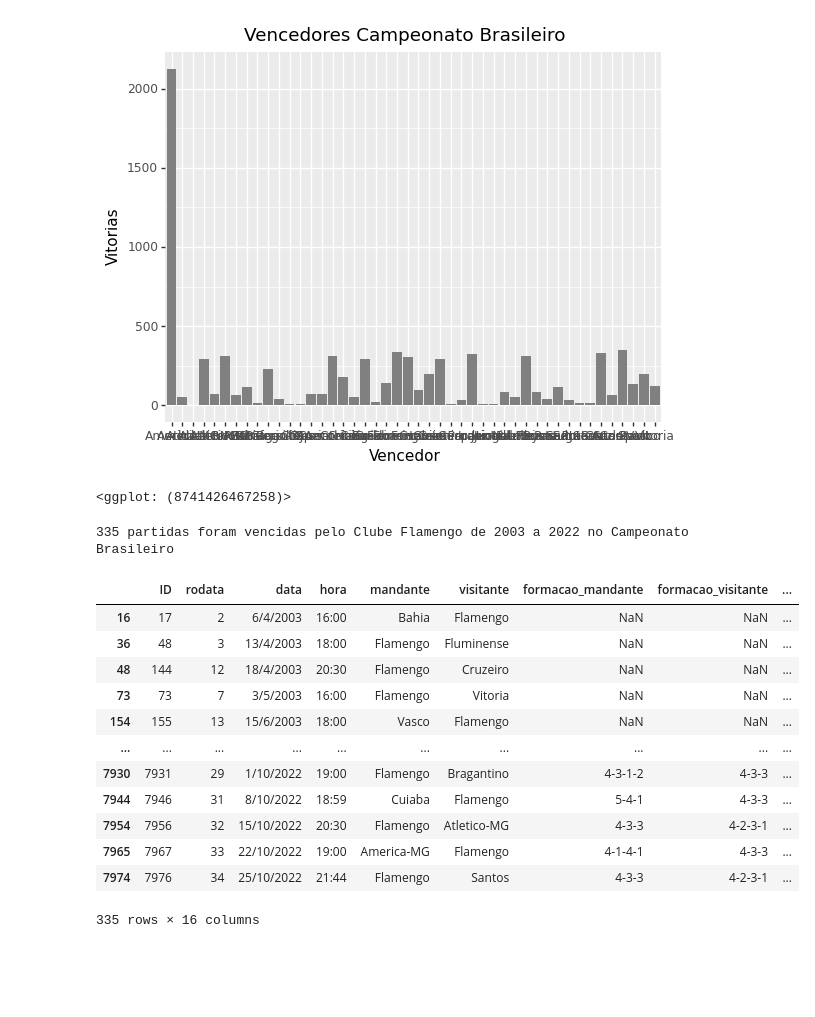
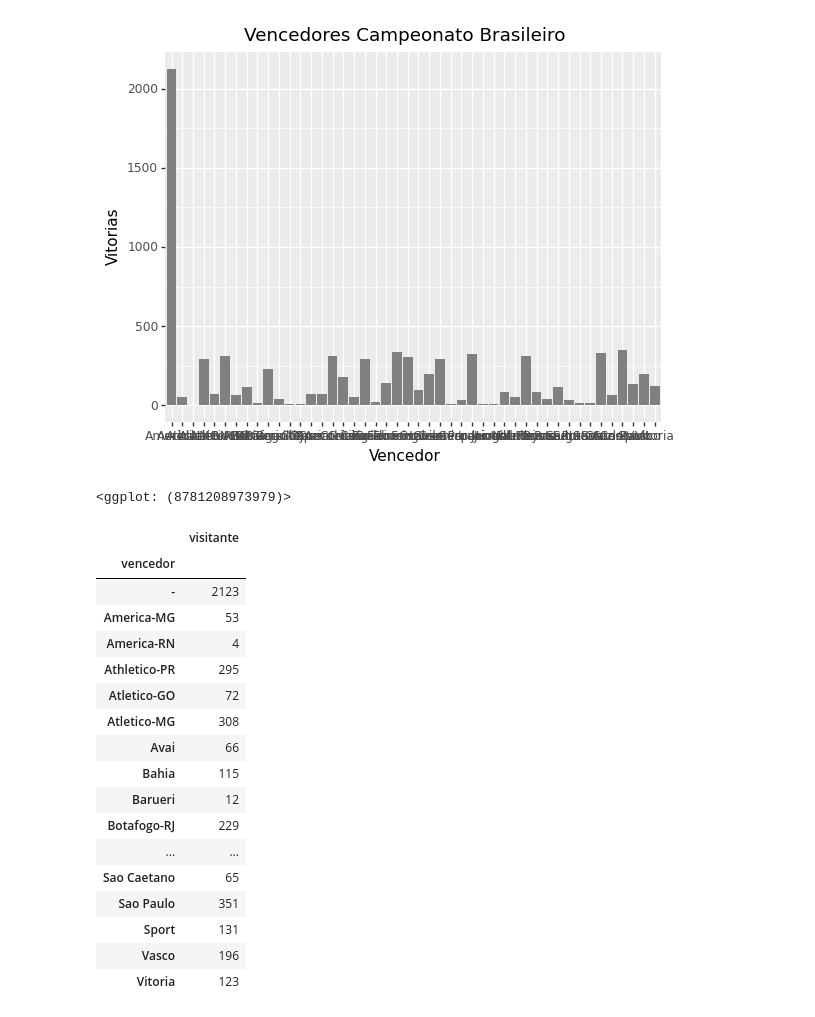
Before and after one commit to deniscruzrodrigues/intro_python_verao_ime_2023, a Jupyter notebook: notebooks/EDA.ipynb, the cells around one changed output. Saved outputs shown, nothing was run; the diff lists cells and outputs as text; code cells hidden in the pictures; blank space fills up the shorter version.

```diff
--- a/notebooks/EDA.ipynb
+++ b/notebooks/EDA.ipynb
@@ -14,0 +113,4 @@ df.head()
+# %%
+#Organizando os dados num objeto chamado campeonato_reduzido e selecionando as colunas "vencedor", "visitante" e "mandante":
+campeonato_reduzido = df[['vencedor', 'visitante', 'mandante']]
+campeonato_reduzido
@@ -16,8 +132,8 @@ df.head()
 #Hipótese:
 #Qual o clube que mais venceu partidas no Campeonato Brasileiro nos últimos 19 anos (2003 a 2022)?
 
-(ggplot(df, aes(x = "vencedor")) +
- geom_bar(fill = "grey") +
+(ggplot(campeonato_reduzido, aes(x = "vencedor")) +
+ geom_bar(fill = "Gray") +
  labs(x = "Vencedor",
       y = "Vitorias",
       title = "Vencedores Campeonato Brasileiro")
@@ -26,24 +142,27 @@ df.head()
  #Pelo gráfico gerado, validamos que o maior vencedor do Campeonato Brasileiro nos últimos 19 anos (2003 a 2022) é o Flamengo com 335 vitórias.
 # %% [output]
 [figure]
-<ggplot: (8741426467258)>
+<ggplot: (8781208973979)>
 # %%
 #Quantas partidas o Clube Flamengo venceu no Campeonato Brasileiro nos últimos 19 anos (2003 a 2022)?
-print(str(df.loc[(df['vencedor'] == 'Flamengo')].shape[0]) + ' partidas foram vencidas pelo Clube Flamengo de 2003 a 2022 no Campeonato Brasileiro')
-df[(df['vencedor'] == 'Flamengo')]
-#O Clube Flamengo venceu 335 partidas no Campeonato Brasileiro nos últimos 19 anos (2003 a 2022).
+campeonato_reduzido[["visitante", "vencedor"]].groupby(["vencedor"]).count()
+#O Clube Flamengo venceu 335 partidas como visitante no Campeonato Brasileiro nos últimos 19 anos (2003 a 2022).
 # %% [output]
-335 partidas foram vencidas pelo Clube Flamengo de 2003 a 2022 no Campeonato Brasileiro
-|  | ID | rodata | data | hora | mandante | visitante | formacao_mandante | formacao_visitante | ... |
-| 16 | 17 | 2 | 6/4/2003 | 16:00 | Bahia | Flamengo | NaN | NaN | ... |
-| 36 | 48 | 3 | 13/4/2003 | 18:00 | Flamengo | Fluminense | NaN | NaN | ... |
-| 48 | 144 | 12 | 18/4/2003 | 20:30 | Flamengo | Cruzeiro | NaN | NaN | ... |
-| 73 | 73 | 7 | 3/5/2003 | 16:00 | Flamengo | Vitoria | NaN | NaN | ... |
-| 154 | 155 | 13 | 15/6/2003 | 18:00 | Vasco | Flamengo | NaN | NaN | ... |
-| ... | ... | ... | ... | ... | ... | ... | ... | ... | ... |
-| 7930 | 7931 | 29 | 1/10/2022 | 19:00 | Flamengo | Bragantino | 4-3-1-2 | 4-3-3 | ... |
-| 7944 | 7946 | 31 | 8/10/2022 | 18:59 | Cuiaba | Flamengo | 5-4-1 | 4-3-3 | ... |
-| 7954 | 7956 | 32 | 15/10/2022 | 20:30 | Flamengo | Atletico-MG | 4-3-3 | 4-2-3-1 | ... |
-| 7965 | 7967 | 33 | 22/10/2022 | 19:00 | America-MG | Flamengo | 4-1-4-1 | 4-3-3 | ... |
-| 7974 | 7976 | 34 | 25/10/2022 | 21:44 | Flamengo | Santos | 4-3-3 | 4-2-3-1 | ... |
+|  | visitante |
+| vencedor |  |
+| - | 2123 |
+| America-MG | 53 |
+| America-RN | 4 |
+| Athletico-PR | 295 |
+| Atletico-GO | 72 |
+| Atletico-MG | 308 |
+| Avai | 66 |
+| Bahia | 115 |
+| Barueri | 12 |
+| Botafogo-RJ | 229 |
+| ... | ... |
+| Sao Caetano | 65 |
+| Sao Paulo | 351 |
+| Sport | 131 |
+| Vasco | 196 |
+| Vitoria | 123 |
-335 rows × 16 columns
```
Also changed, not shown: parts of 8 cells of this notebook.
